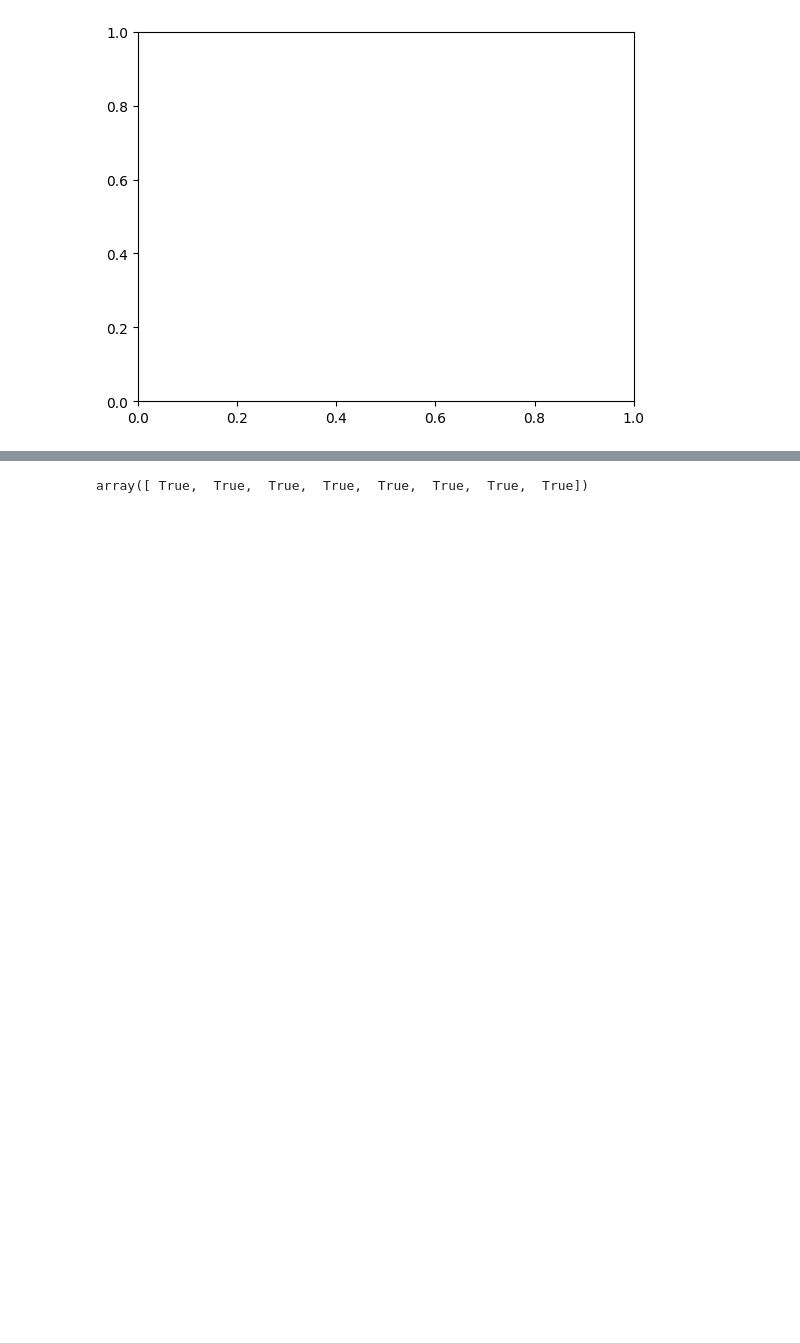
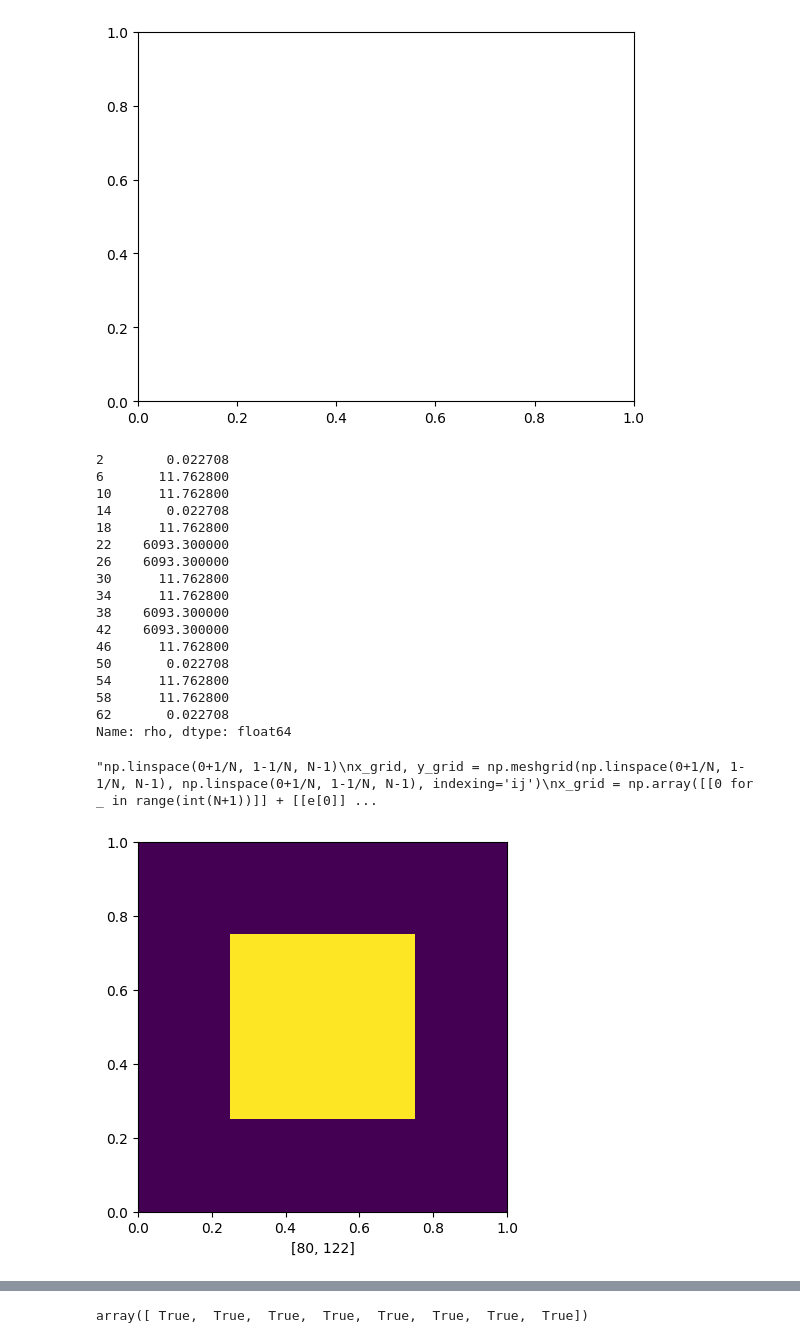
Before and after one commit to 314152718/amr-gpu, a Jupyter notebook: visualize.ipynb, the cells around one changed output, grey strips where cells are left out. Drawn from its saved outputs; the diff is of its cells as text; code cells hidden in the pictures; blank space fills up the shorter version.

```diff
--- a/visualize.ipynb
+++ b/visualize.ipynb
@@ -80,3 +72,46 @@ plt.close()
+# %%
+N = 2**(max(grid.L)+1)
+coord_min = grid.z - 1 / 2**(grid.L + 1)
+coord_max = grid.z + 1 / 2**(grid.L + 1)
+cond = (0.5 >= coord_min) & (0.5 < coord_max)
+cond &= np.array(list(map(lambda x: x in [0,1,2], grid.L)))
+n = int(N/2)
+rho_grid = [grid.rho[cond][i*n:(i+1)*n] for i in range(n)]
+print(grid.rho[cond])
+
+plt.imshow(rho_grid, extent=[0, 1, 0, 1, 0])
+
+'''np.linspace(0+1/N, 1-1/N, N-1)
+x_grid, y_grid = np.meshgrid(np.linspace(0+1/N, 1-1/N, N-1), np.linspace(0+1/N, 1-1/N, N-1), indexing='ij')
+x_grid = np.array([[0 for _ in range(int(N+1))]] + [[e[0]]+list(e)+[e[0]] for e in x_grid] + [[1 for _ in range(int(N+1))]])
+y_grid = np.array([[0]+list(y_grid[0])+[1] for _ in range(N+1)])
+print(type(x_grid), type(y_grid))
+print(type(x_grid[0]), type(x_grid[1]))
+print(type(y_grid[0]), type(y_grid[1]))
+print(x_grid)
+print('\n\n', y_grid)
+rho_grid = griddata((grid.x[cond], grid.y[cond]), grid.rho[cond], (x_grid, y_grid), fill_value=0)
+print('\n\n', rho_grid)'''
+# %% [output]
+2        0.022708
+6       11.762800
+10      11.762800
+14       0.022708
+18      11.762800
+22    6093.300000
+26    6093.300000
+30      11.762800
+34      11.762800
+38    6093.300000
+42    6093.300000
+46      11.762800
+50       0.022708
+54      11.762800
+58      11.762800
+62       0.022708
+Name: rho, dtype: float64
+"np.linspace(0+1/N, 1-1/N, N-1)\nx_grid, y_grid = np.meshgrid(np.linspace(0+1/N, 1-1/N, N-1), np.linspace(0+1/N, 1-1/N, N-1), indexing='ij')\nx_grid = np.array([[0 for _ in range(int(N+1))]] + [[e[0]] ...
+[figure, added]
 # %%
 #print(plt_default_size)
 z = 0.5
```
Also changed, not shown: parts of 10 cells of this notebook.
